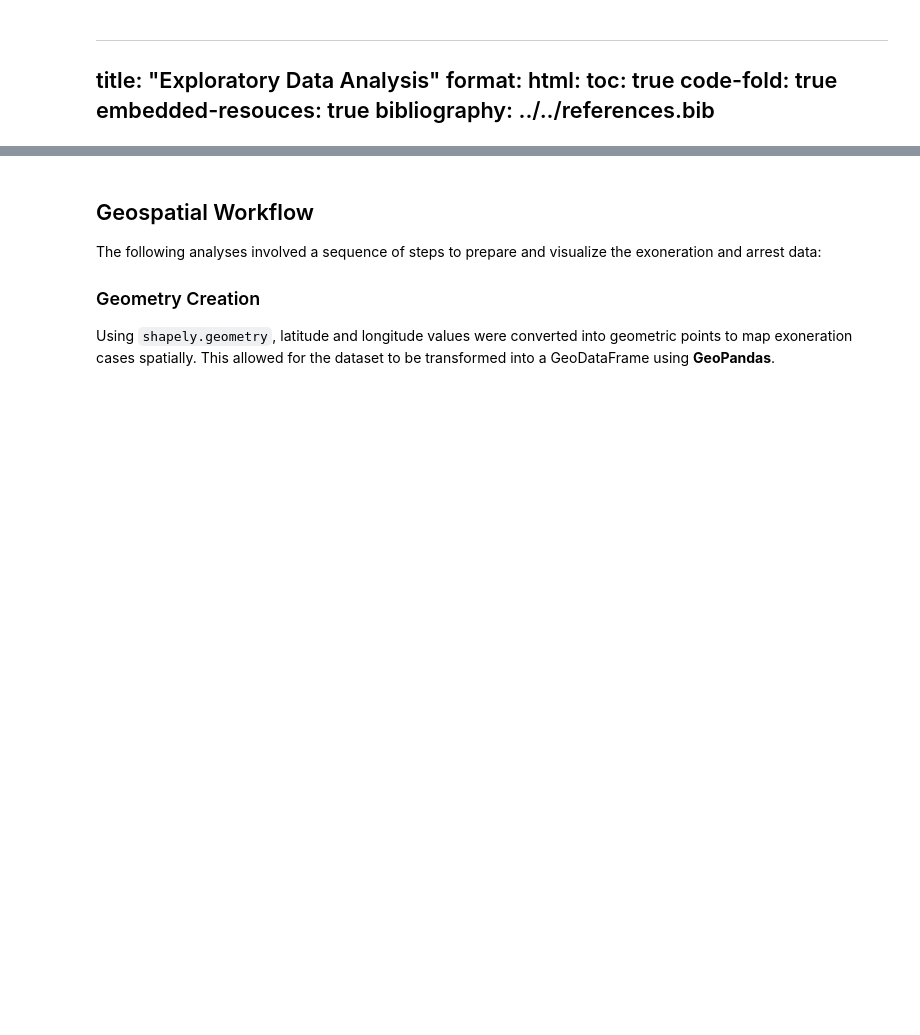
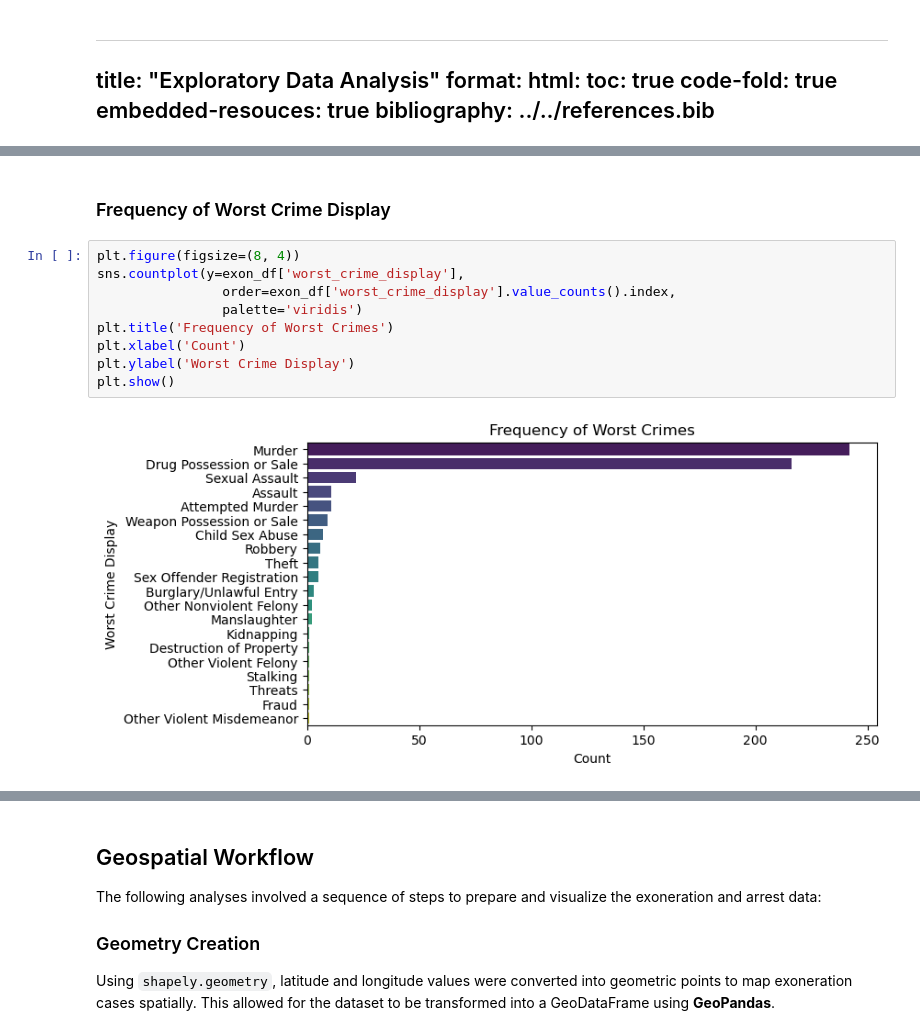
Before and after one commit to courtneyrgreen/dsan5000_final_project, a Jupyter notebook: technical-details/eda/main.ipynb, the cells around one changed output, grey strips where cells are left out. Drawn from its saved outputs; the diff is of its cells as text; blank space fills up the shorter version.

```diff
--- a/technical-details/eda/main.ipynb
+++ b/technical-details/eda/main.ipynb
@@ -13,0 +61,13 @@ The goal of this EDA is to gain a deeper understanding of the dataset, identify
+# %% [markdown]
+### Frequency of Worst Crime Display
+# %%
+plt.figure(figsize=(8, 4))
+sns.countplot(y=exon_df['worst_crime_display'],
+                order=exon_df['worst_crime_display'].value_counts().index,
+                palette='viridis')
+plt.title('Frequency of Worst Crimes')
+plt.xlabel('Count')
+plt.ylabel('Worst Crime Display')
+plt.show()
+# %% [output]
+[figure, added]
```
Also changed, not shown: parts of 141 cells of this notebook, 2 other files.
